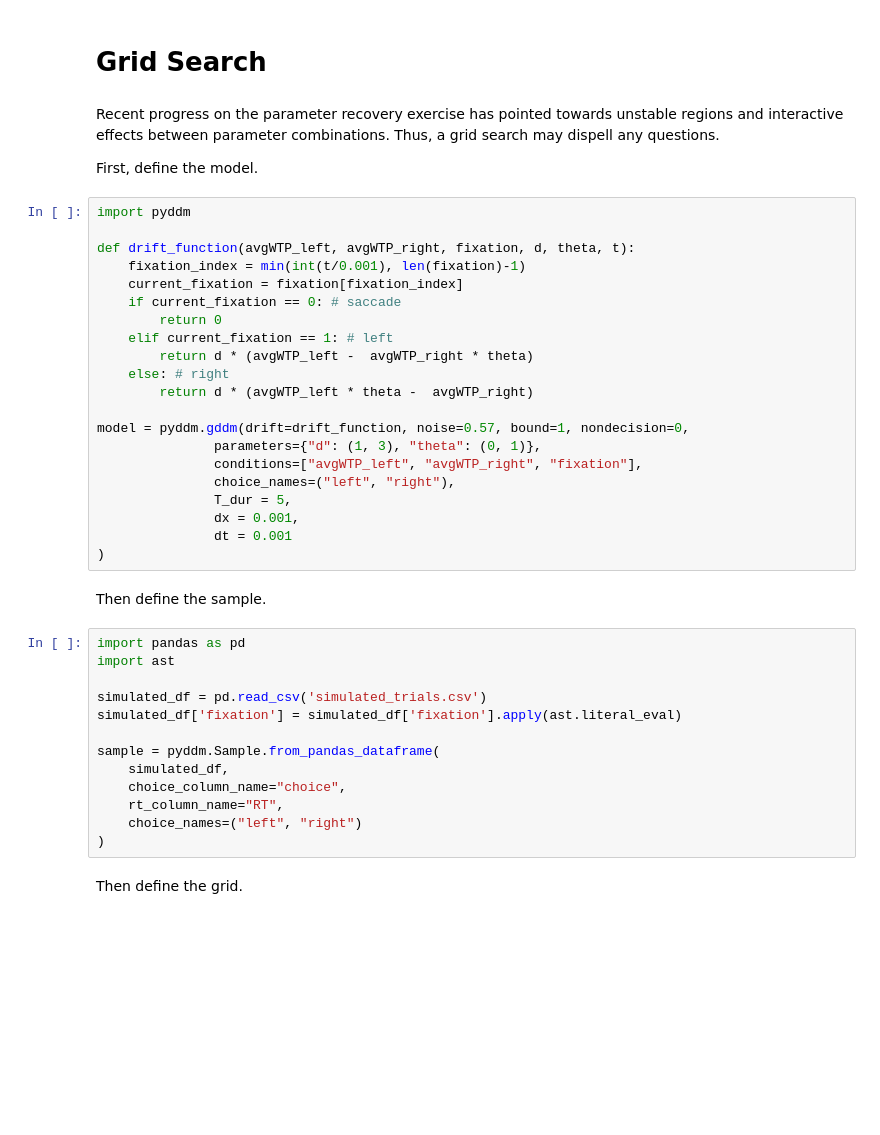
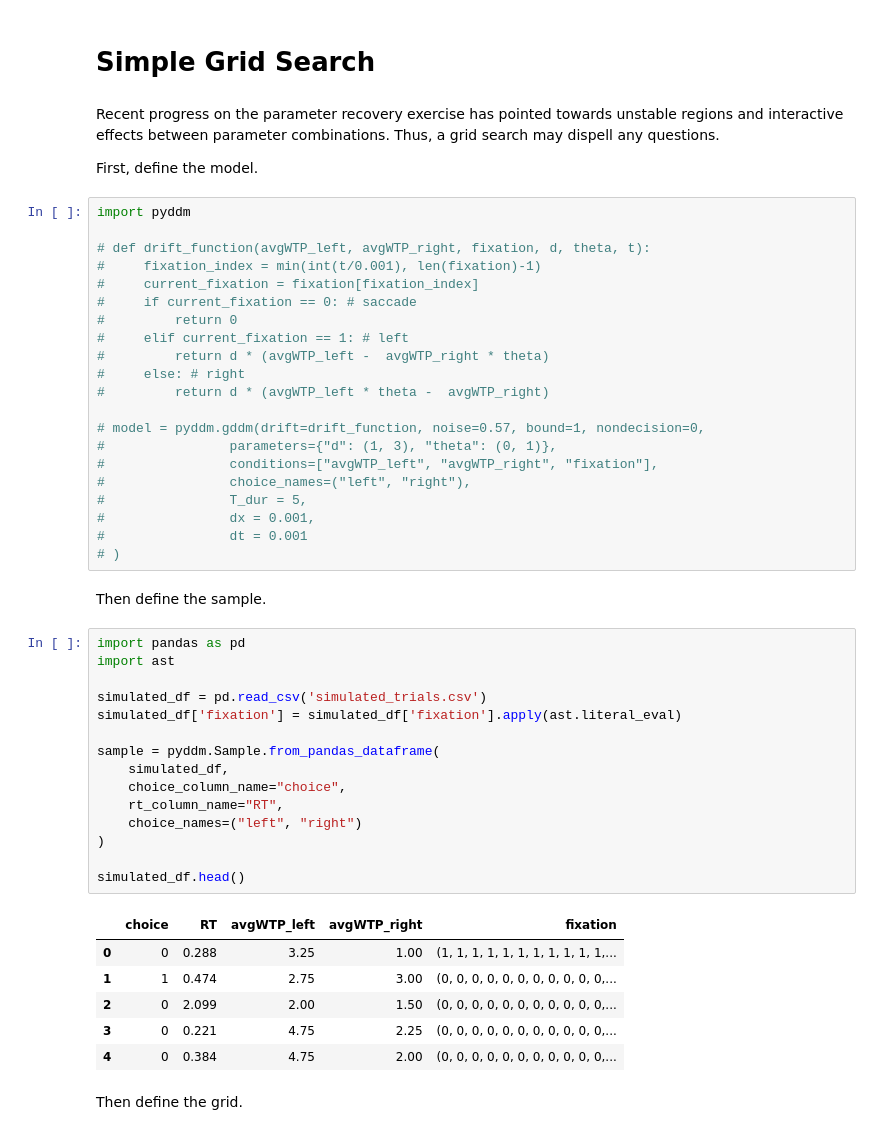
Before and after one commit to Hehesh/DDM, a Jupyter notebook: grid_search.ipynb, the cells around one changed output. Drawn from its saved outputs; the diff is of its cells as text; blank space fills up the shorter version.

```diff
--- a/grid_search.ipynb
+++ b/grid_search.ipynb
@@ -1,5 +1,5 @@
 # %% [markdown]
-# Grid Search
+# Simple Grid Search
 # %% [markdown]
 Recent progress on the parameter recovery exercise has pointed towards unstable regions and interactive effects between parameter combinations. Thus, a grid search may dispell any questions.
 
@@ -7,39 +7,48 @@ First, define the model.
 # %%
 import pyddm
 
-def drift_function(avgWTP_left, avgWTP_right, fixation, d, theta, t):
-    fixation_index = min(int(t/0.001), len(fixation)-1)
-    current_fixation = fixation[fixation_index]
-    if current_fixation == 0: # saccade
-        return 0
-    elif current_fixation == 1: # left
-        return d * (avgWTP_left -  avgWTP_right * theta)
-    else: # right
-        return d * (avgWTP_left * theta -  avgWTP_right)
+# def drift_function(avgWTP_left, avgWTP_right, fixation, d, theta, t):
+#     fixation_index = min(int(t/0.001), len(fixation)-1)
+#     current_fixation = fixation[fixation_index]
+#     if current_fixation == 0: # saccade
+#         return 0
+#     elif current_fixation == 1: # left
+#         return d * (avgWTP_left -  avgWTP_right * theta)
+#     else: # right
+#         return d * (avgWTP_left * theta -  avgWTP_right)
 
-model = pyddm.gddm(drift=drift_function, noise=0.57, bound=1, nondecision=0,
-               parameters={"d": (1, 3), "theta": (0, 1)},
-               conditions=["avgWTP_left", "avgWTP_right", "fixation"],
-               choice_names=("left", "right"),
-               T_dur = 5,
-               dx = 0.001,
-               dt = 0.001
-)
+# model = pyddm.gddm(drift=drift_function, noise=0.57, bound=1, nondecision=0,
+#                parameters={"d": (1, 3), "theta": (0, 1)},
+#                conditions=["avgWTP_left", "avgWTP_right", "fixation"],
+#                choice_names=("left", "right"),
+#                T_dur = 5,
+#                dx = 0.001,
+#                dt = 0.001
+# )
 # %% [markdown]
 Then define the sample.
 # %%
 import pandas as pd
 import ast
 
 simulated_df = pd.read_csv('simulated_trials.csv')
 simulated_df['fixation'] = simulated_df['fixation'].apply(ast.literal_eval)
 
 sample = pyddm.Sample.from_pandas_dataframe(
     simulated_df,
     choice_column_name="choice",
     rt_column_name="RT",
     choice_names=("left", "right")
 )
+
+simulated_df.head()
+# %% [output]
+|  | choice | RT | avgWTP_left | avgWTP_right | fixation |
+| 0 | 0 | 0.288 | 3.25 | 1.00 | (1, 1, 1, 1, 1, 1, 1, 1, 1, 1, 1,... |
+| 1 | 1 | 0.474 | 2.75 | 3.00 | (0, 0, 0, 0, 0, 0, 0, 0, 0, 0, 0,... |
+| 2 | 0 | 2.099 | 2.00 | 1.50 | (0, 0, 0, 0, 0, 0, 0, 0, 0, 0, 0,... |
+| 3 | 0 | 0.221 | 4.75 | 2.25 | (0, 0, 0, 0, 0, 0, 0, 0, 0, 0, 0,... |
+| 4 | 0 | 0.384 | 4.75 | 2.00 | (0, 0, 0, 0, 0, 0, 0, 0, 0, 0, 0,... |
 # %% [markdown]
 Then define the grid.
 # %%
```
Also changed, not shown: parts of 9 cells of this notebook, 4 other files.
